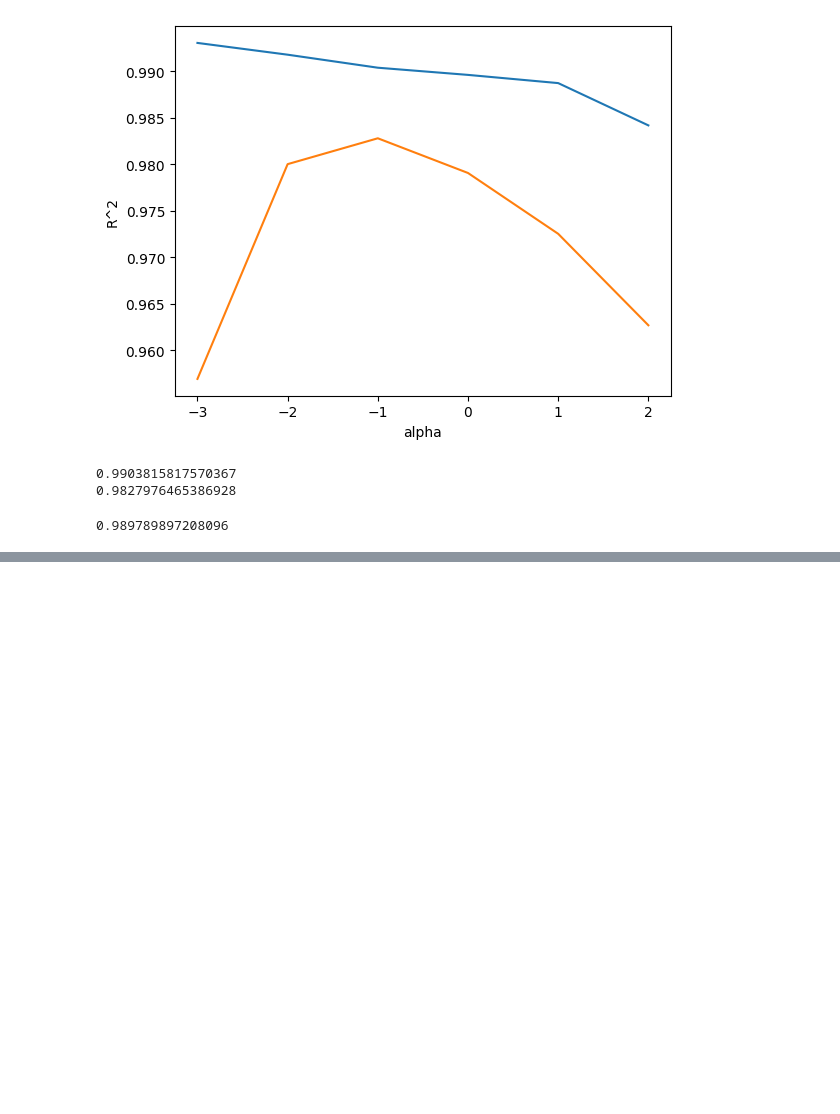
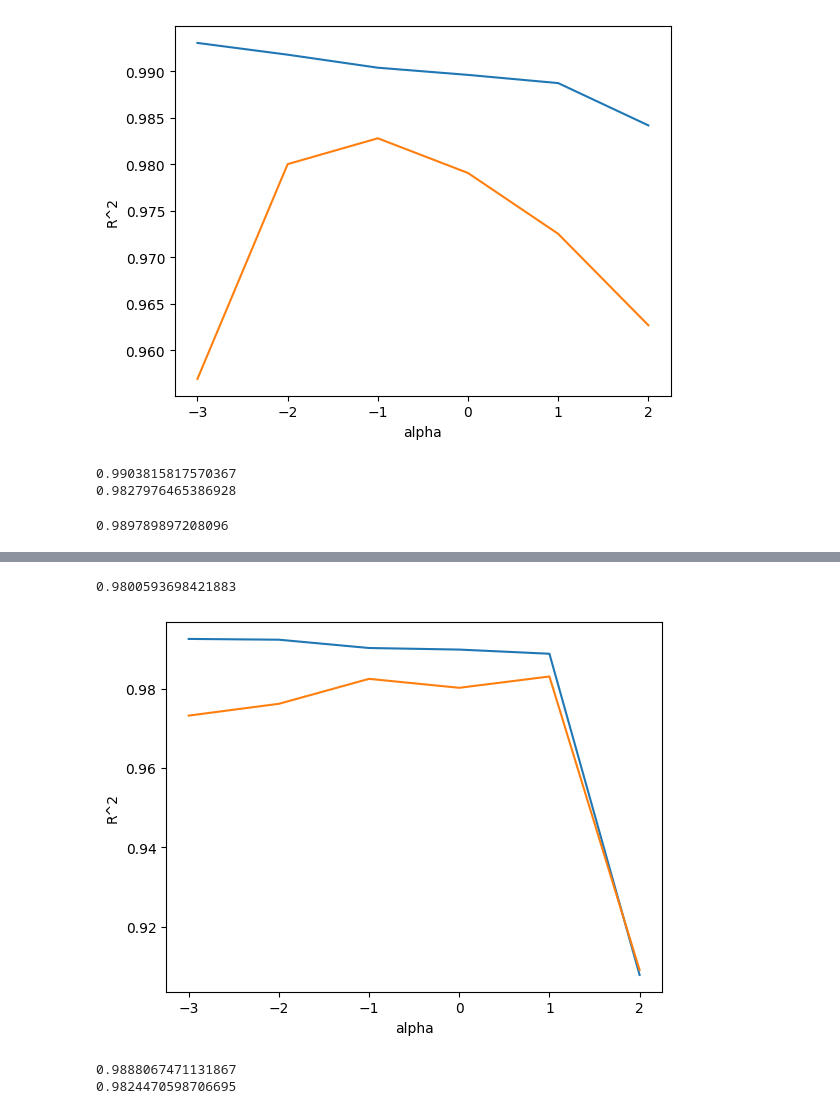
Before and after one commit to jaemeee109/Ai25Study, a Jupyter notebook: 03_04_특성공학_규제.ipynb, the cells around one changed output, grey strips where cells are left out. Cells and saved outputs as stored; diff of their text form; code cells hidden in the pictures; blank space fills up the shorter version.

```diff
--- a/03_04_특성공학_규제.ipynb
+++ b/03_04_특성공학_규제.ipynb
@@ -310,0 +311,43 @@ print(lasso.score(train_scaled, train_target))
+# %%
+print(lasso.score(test_scaled, test_target)) # 릿지만큼의 규제가 적용되어 안정적이다.
+# %% [output]
+0.9800593698421883
+# %%
+# 지금 기본값도 안정적이지만 알파값을 조절하면 더 좋은 값을 찾을 수 있겠다???
+train_score = []
+test_score = []
+
+alpha_list = [0.001, 0.01, 0.1, 1, 10, 100]
+for alpha in alpha_list:
+    # 라쏘 모델을 만듭니다
+    lasso = Lasso(alpha=alpha, max_iter=10000) # 최대 반복횟수(정확도를 위함)
+    # 라쏘 모델은 최적의 계수를 찾기위해 반복적인 계산을 수행함
+
+    # 라쏘 모델을 훈련합니다
+    lasso.fit(train_scaled, train_target)
+
+    # 훈련 점수와 테스트 점수를 위에 만든 리스트에 저장합니다
+    train_score.append(lasso.score(train_scaled, train_target))
+    test_score.append(lasso.score(test_scaled, test_target))
+
+# 라쏘 테스트시 반복계산을 하는데 지정한 반복횟수가 부족하면 경고가 발생 ConvergenceWarning
+# %%
+# 위에서 만든 리스트를 차트로 보자
+plt.plot(np.log10(alpha_list), train_score) # 파란색
+plt.plot(np.log10(alpha_list), test_score) # 주황색
+plt.xlabel('alpha')
+plt.ylabel('R^2')
+plt.show()
+# 왼쪽은 과대 적합, 오른쪽은 정상 (제일 좋은 값은 1 => 10)
+# %% [output]
+[figure, added]
+# %%
+# 라쏘 모델의 최적의 알파값은 1 -> 10^1=10
+lasso = Lasso(alpha=10)
+lasso.fit(train_scaled, train_target)
+
+print(lasso.score(train_scaled, train_target))  # 98.88%
+print(lasso.score(test_scaled, test_target))    # 98.24%
+# %% [output]
+0.9888067471131867
+0.9824470598706695
```
Also changed, not shown: parts of 2 cells of this notebook.
